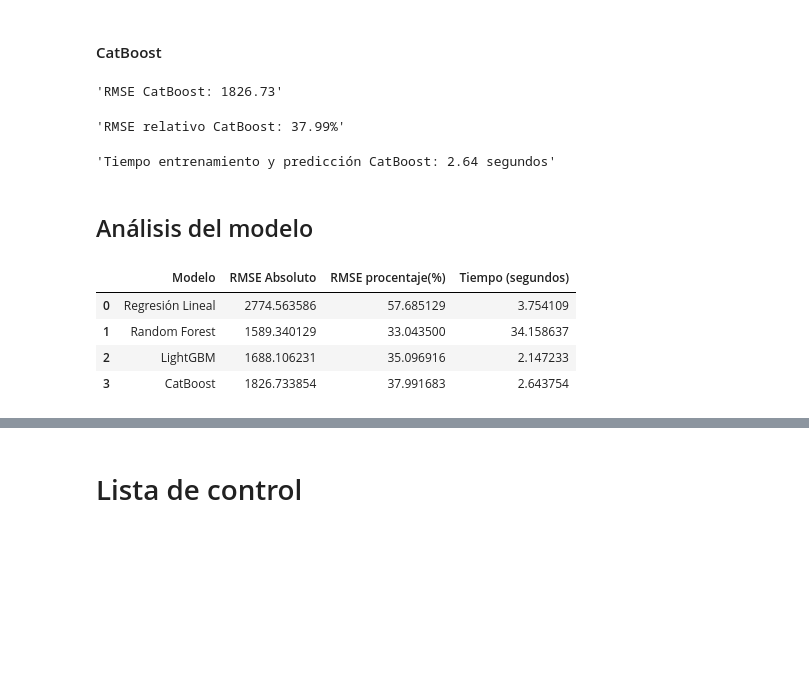
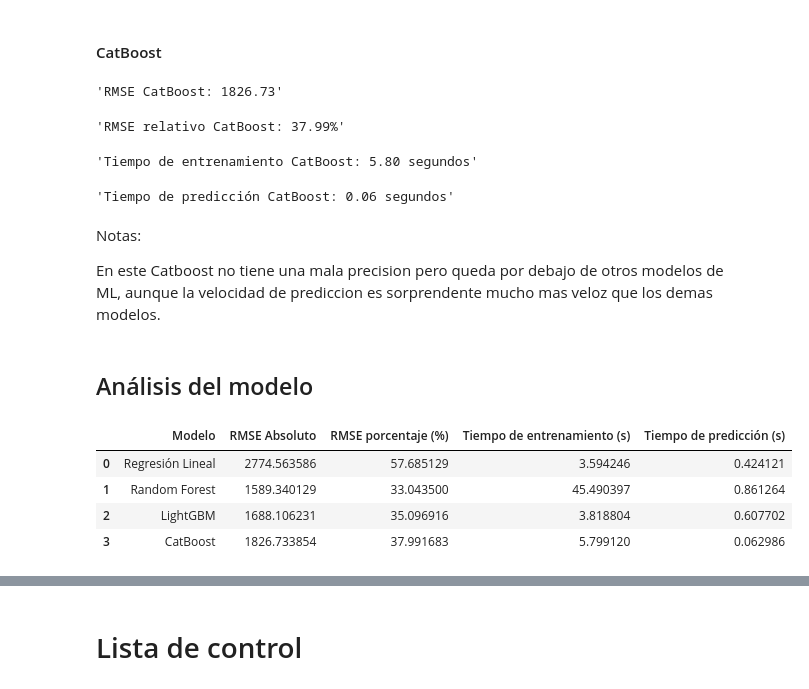
Before and after one commit to LudwinLeon24/data-science-portfolio, a Jupyter notebook: Bootcamp/Project-14/Project-14.ipynb, the cells around one changed output, grey strips where cells are left out. Cells and saved outputs as stored; diff of their text form; code cells hidden in the pictures; blank space fills up the shorter version.

```diff
--- a/Bootcamp/Project-14/Project-14.ipynb
+++ b/Bootcamp/Project-14/Project-14.ipynb
@@ -263,9 +278,8 @@ Tiempo de Tiempo de entrenamiento: 36.21 segundos  mas lento que regresion linea
 # %% [markdown]
 #### LightGBM
 # %%
-
 # Medir tiempo de entrenamiento
-start = time.time()
+start_train = time.time()
 
 # Crear el dataset para LightGBM
 lgb_train = lgb.Dataset(features_train, label=target_train)
@@ -285,8 +299,17 @@ params = {
 # Entrenar el modelo
 model_lgb = lgb.train(params, lgb_train, num_boost_round=100)
 
+end_train = time.time()
+train_time_lgb = end_train - start_train  # tiempo de entrenamiento
+
+# Medir tiempo de predicción
+start_pred = time.time()
+
 # Predecir con el modelo entrenado
 predictions_lgb = model_lgb.predict(features_test, num_iteration=model_lgb.best_iteration)
+
+end_pred = time.time()
+predict_time_lgb = end_pred - start_pred  # tiempo de predicción
 
 # Calcular RMSE absoluto
 rmse_lgb = root_mean_squared_error(target_test, predictions_lgb)
@@ -295,13 +318,10 @@ rmse_lgb = root_mean_squared_error(target_test, predictions_lgb)
 mean_price = target.mean()
 rmse_lgb_percent = (rmse_lgb / mean_price) * 100
 
-# Medir tiempo final
-end = time.time()
-time_lgb = end - start
-
 display(f"RMSE LightGBM: {rmse_lgb:.2f}")
 display(f"RMSE relativo LightGBM: {rmse_lgb_percent:.2f}%")
-display(f"Tiempo entrenamiento y predicción LightGBM: {time_lgb:.2f} segundos")
+display(f"Tiempo de entrenamiento LightGBM: {train_time_lgb:.2f} segundos")
+display(f"Tiempo de predicción LightGBM: {predict_time_lgb:.2f} segundos")
 # %% [output]
 'RMSE LightGBM: 1688.11'
 'RMSE relativo LightGBM: 35.10%'
@@ -318,7 +339,7 @@ La velocidad de LightGBM es muy rápido comparado con el modelo de Bosque Aleato
 #### CatBoost
 # %%
 # Medir tiempo de entrenamiento
-start = time.time()
+start_train = time.time()
 
 # Crear el modelo CatBoostRegressor
 model_cb = CatBoostRegressor(
@@ -332,8 +353,14 @@ model_cb = CatBoostRegressor(
 # Entrenar el modelo
 model_cb.fit(features_train, target_train)
 
-# Predecir con el modelo entrenado
+end_train = time.time()
+train_time_cb = end_train - start_train
+
+# Medir tiempo de predicción
+start_pred = time.time()
 predictions_cb = model_cb.predict(features_test)
+end_pred = time.time()
+predict_time_cb = end_pred - start_pred
 
 # Calcular RMSE absoluto
 rmse_cb = root_mean_squared_error(target_test, predictions_cb)
@@ -342,31 +369,36 @@ rmse_cb = root_mean_squared_error(target_test, predictions_cb)
 mean_price = target_test.mean()
 rmse_cb_percent = (rmse_cb / mean_price) * 100
 
-# Medir tiempo final
-end = time.time()
-time_cb = end - start
-
+# Mostrar resultados
 display(f"RMSE CatBoost: {rmse_cb:.2f}")
 display(f"RMSE relativo CatBoost: {rmse_cb_percent:.2f}%")
-display(f"Tiempo entrenamiento y predicción CatBoost: {time_cb:.2f} segundos")
+display(f"Tiempo de entrenamiento CatBoost: {train_time_cb:.2f} segundos")
+display(f"Tiempo de predicción CatBoost: {predict_time_cb:.2f} segundos")
 # %% [output]
 'RMSE CatBoost: 1826.73'
 'RMSE relativo CatBoost: 37.99%'
-'Tiempo entrenamiento y predicción CatBoost: 2.64 segundos'
+'Tiempo de entrenamiento CatBoost: 5.80 segundos'
+'Tiempo de predicción CatBoost: 0.06 segundos'
+# %% [markdown]
+Notas:
+
+En este Catboost no tiene una mala precision pero queda por debajo de otros modelos de ML, aunque la velocidad de prediccion es sorprendente mucho mas veloz que los demas modelos.
 # %% [markdown]
 ## Análisis del modelo
 # %%
+# Quice crear un DataFrame para comparar los modelos y resultados fácilmente
 df_modelos = pd.DataFrame({
     'Modelo': ['Regresión Lineal', 'Random Forest', 'LightGBM', 'CatBoost'],
     'RMSE Absoluto': [rmse, rmse_rf, rmse_lgb, rmse_cb],
-    'RMSE procentaje(%)': [rmse_percent, rmse_rf_percent, rmse_lgb_percent, rmse_cb_percent],
-    'Tiempo (segundos)': [time_lr, time_rf, time_lgb, time_cb]
+    'RMSE porcentaje (%)': [rmse_percent, rmse_rf_percent, rmse_lgb_percent, rmse_cb_percent],
+    'Tiempo de entrenamiento (s)': [train_time_lr, train_time_rf, train_time_lgb, train_time_cb],
+    'Tiempo de predicción (s)': [predict_time_lr, predict_time_rf, predict_time_lgb, predict_time_cb]
 })
 
 display(df_modelos)
 # %% [output]
-|  | Modelo | RMSE Absoluto | RMSE procentaje(%) | Tiempo (segundos) |
-| 0 | Regresión Lineal | 2774.563586 | 57.685129 | 3.754109 |
-| 1 | Random Forest | 1589.340129 | 33.043500 | 34.158637 |
-| 2 | LightGBM | 1688.106231 | 35.096916 | 2.147233 |
-| 3 | CatBoost | 1826.733854 | 37.991683 | 2.643754 |
+|  | Modelo | RMSE Absoluto | RMSE porcentaje (%) | Tiempo de entrenamiento (s) | Tiempo de predicción (s) |
+| 0 | Regresión Lineal | 2774.563586 | 57.685129 | 3.594246 | 0.424121 |
+| 1 | Random Forest | 1589.340129 | 33.043500 | 45.490397 | 0.861264 |
+| 2 | LightGBM | 1688.106231 | 35.096916 | 3.818804 | 0.607702 |
+| 3 | CatBoost | 1826.733854 | 37.991683 | 5.799120 | 0.062986 |
```
Also changed, not shown: parts of 8 cells of this notebook, 3 other files.
